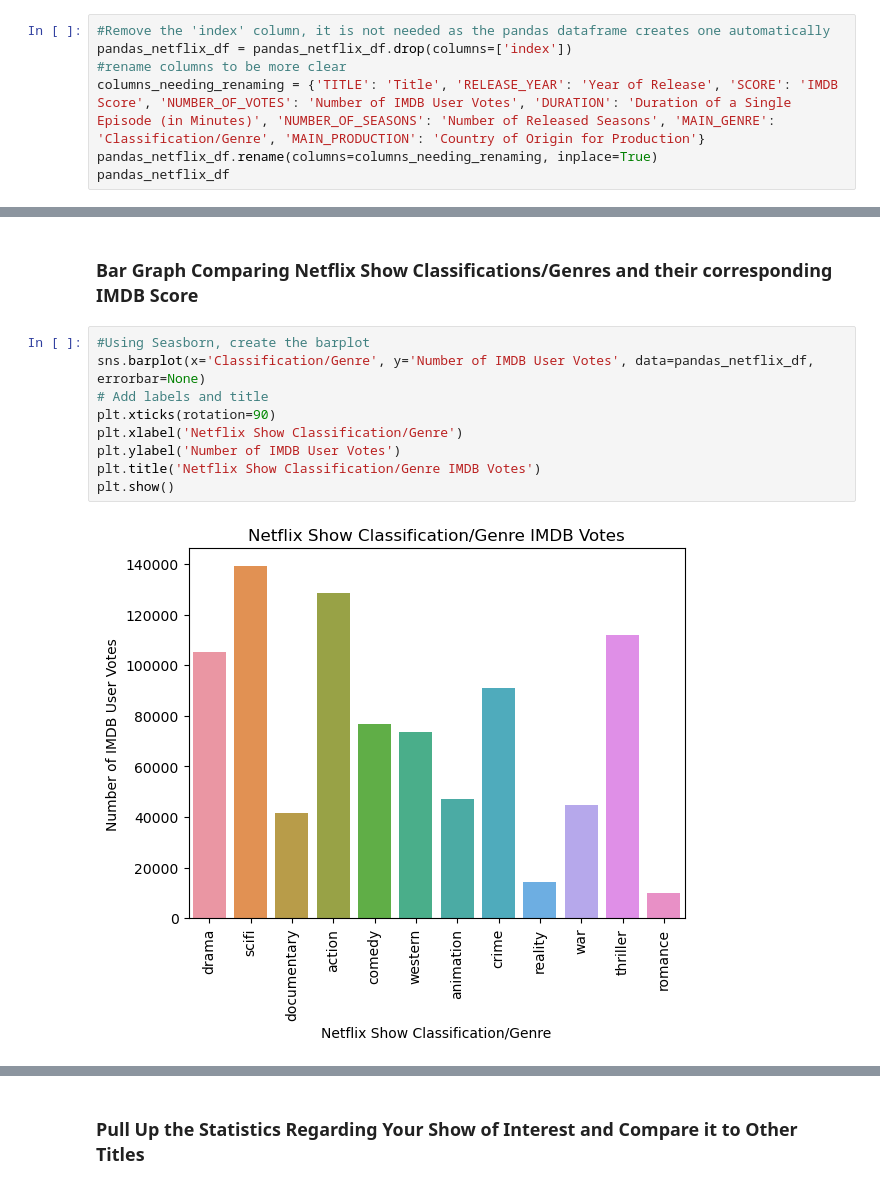
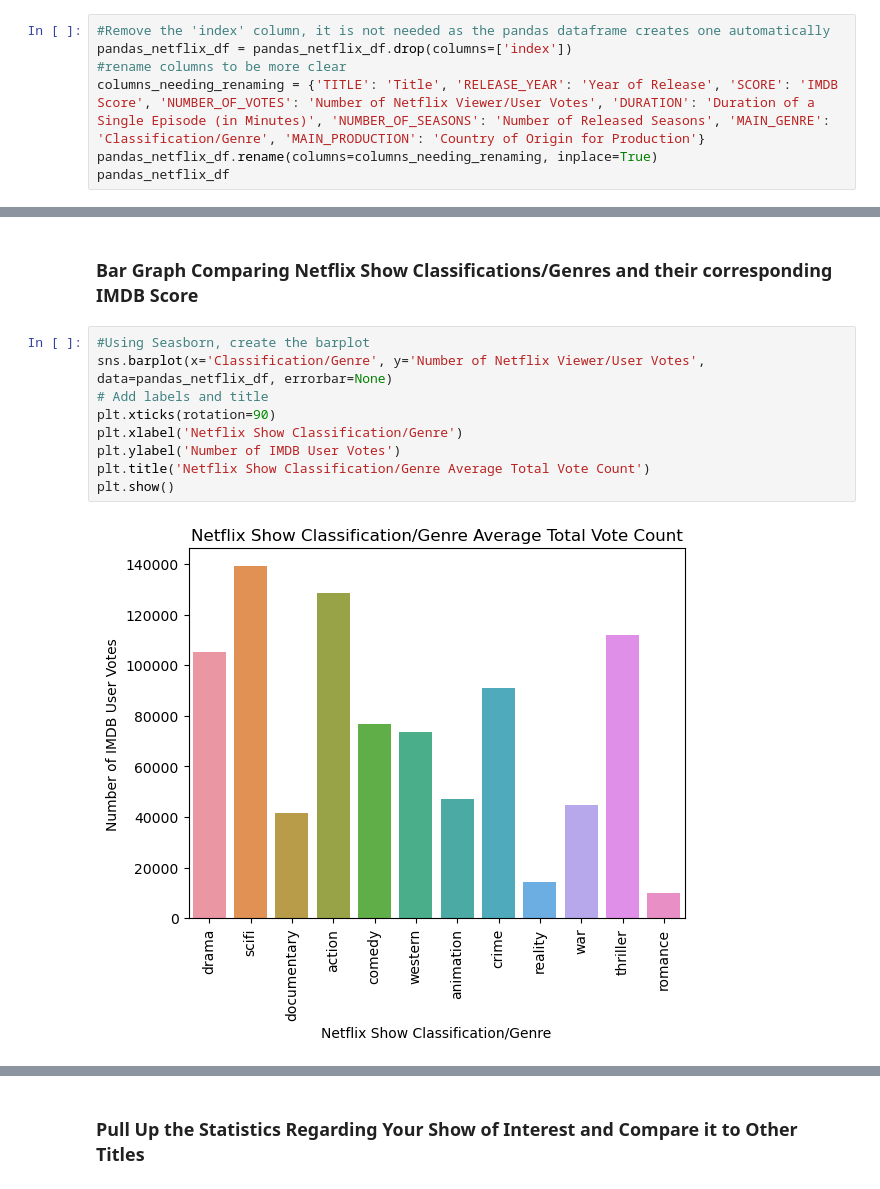
Before and after one commit to doka1331/Project-3-SQLite-Visualization, a Jupyter notebook: show_demo_info_script.ipynb, the cells around one changed output, grey strips where cells are left out. Cells and saved outputs as stored; diff of their text form.

Commit message:
Finalized, Completed Interactive visualization, analysis

```diff
--- a/show_demo_info_script.ipynb
+++ b/show_demo_info_script.ipynb
@@ -70,7 +70,7 @@ pandas_netflix_df
 #Remove the 'index' column, it is not needed as the pandas dataframe creates one automatically
 pandas_netflix_df = pandas_netflix_df.drop(columns=['index'])
 #rename columns to be more clear
-columns_needing_renaming = {'TITLE': 'Title', 'RELEASE_YEAR': 'Year of Release', 'SCORE': 'IMDB Score', 'NUMBER_OF_VOTES': 'Number of IMDB User Votes', 'DURATION': 'Duration of a Single Episode (in Minutes)', 'NUMBER_OF_SEASONS': 'Number of Released Seasons', 'MAIN_GENRE': 'Classification/Genre', 'MAIN_PRODUCTION': 'Country of Origin for Production'}
+columns_needing_renaming = {'TITLE': 'Title', 'RELEASE_YEAR': 'Year of Release', 'SCORE': 'IMDB Score', 'NUMBER_OF_VOTES': 'Number of Netflix Viewer/User Votes', 'DURATION': 'Duration of a Single Episode (in Minutes)', 'NUMBER_OF_SEASONS': 'Number of Released Seasons', 'MAIN_GENRE': 'Classification/Genre', 'MAIN_PRODUCTION': 'Country of Origin for Production'}
 pandas_netflix_df.rename(columns=columns_needing_renaming, inplace=True)
 pandas_netflix_df
 # %% [output]
@@ -91,15 +91,15 @@ pandas_netflix_df
 ### Bar Graph Comparing Netflix Show Classifications/Genres and their corresponding IMDB Score
 # %%
 #Using Seasborn, create the barplot
-sns.barplot(x='Classification/Genre', y='Number of IMDB User Votes', data=pandas_netflix_df, errorbar=None)
+sns.barplot(x='Classification/Genre', y='Number of Netflix Viewer/User Votes', data=pandas_netflix_df, errorbar=None)
 # Add labels and title
 plt.xticks(rotation=90)
 plt.xlabel('Netflix Show Classification/Genre')
 plt.ylabel('Number of IMDB User Votes')
-plt.title('Netflix Show Classification/Genre IMDB Votes')
+plt.title('Netflix Show Classification/Genre Average Total Vote Count')
 plt.show()
 # %% [output]
-[figure, old version]
+[figure, new version]
 # %%
 #Top ten Titles in Data set
 pandas_netflix_df.head(10)
```
Also changed, not shown: parts of 3 cells of this notebook.
